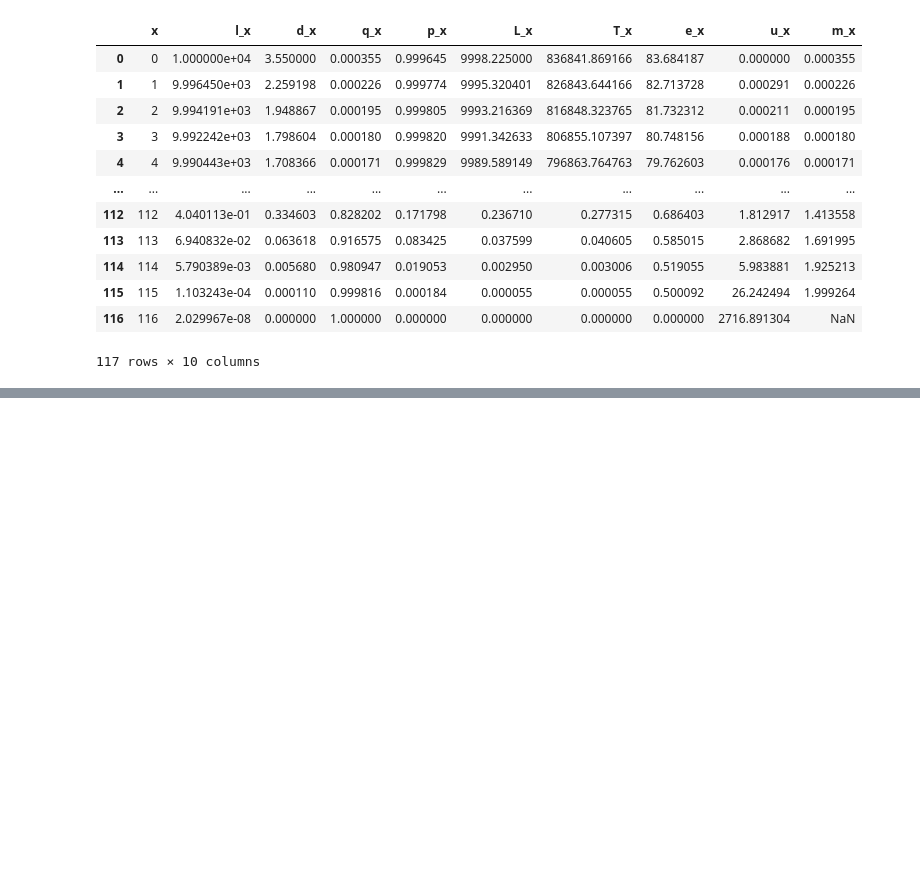
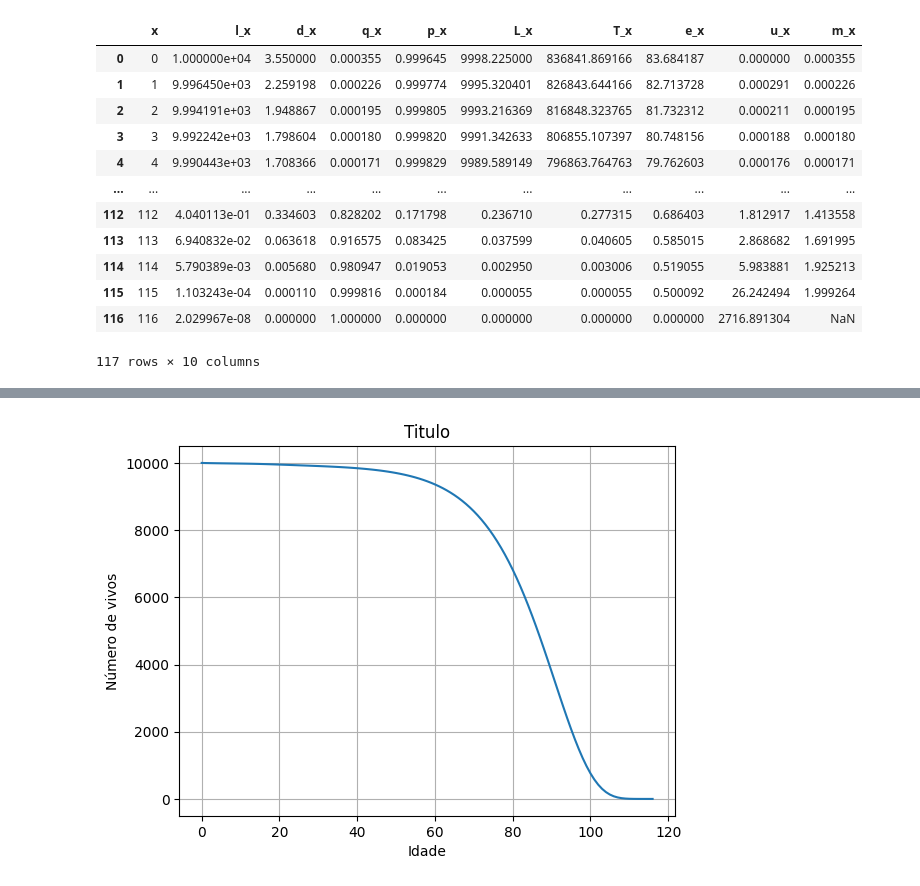
Before and after one commit to jgpds/Mortality-Table, a Jupyter notebook: Tabuas.ipynb, the cells around one changed output, grey strips where cells are left out. Saved outputs shown, nothing was run; the diff lists cells and outputs as text; code cells hidden in the pictures; blank space fills up the shorter version.

```diff
--- a/Tabuas.ipynb
+++ b/Tabuas.ipynb
@@ -274,0 +303,10 @@ df2
+# %%
+import matplotlib.pyplot as plt
+plt.xlabel("Idade")
+plt.ylabel("Número de vivos")
+plt.title("Titulo")
+plt.plot(df2['x'], df2['l_x'])
+plt.grid()
+plt.show()
+# %% [output]
+[figure, added]
```
Also changed, not shown: parts of 12 cells of this notebook, 3 other files.
